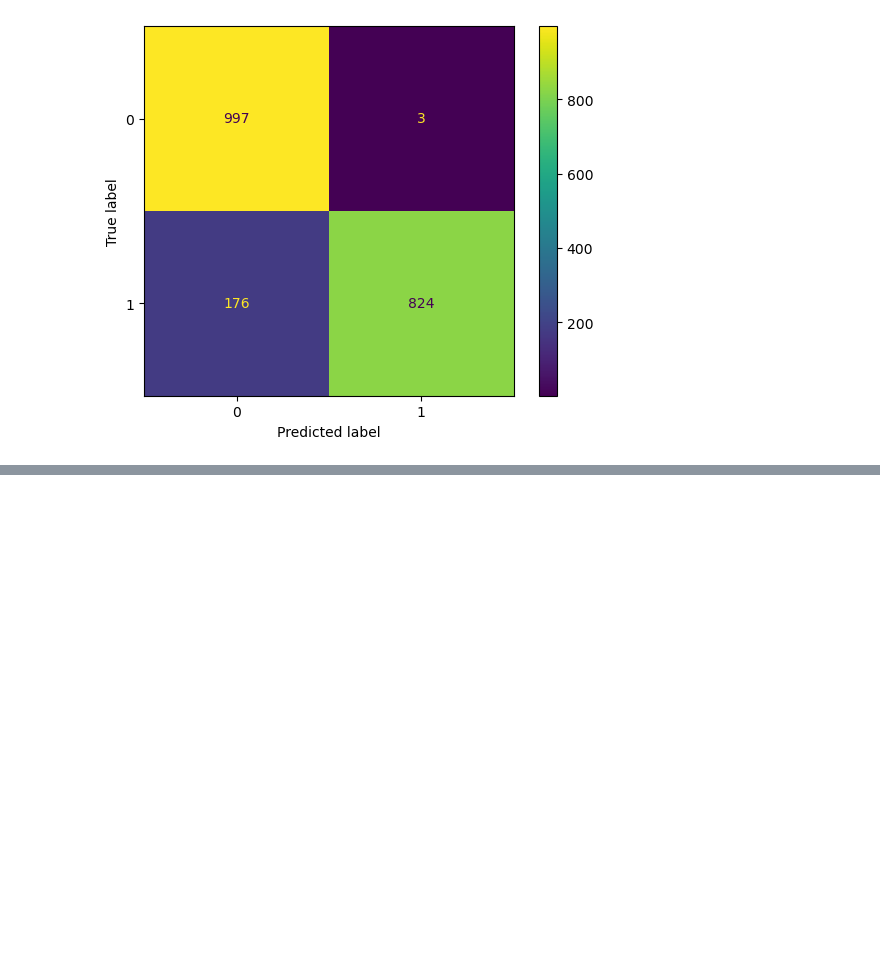
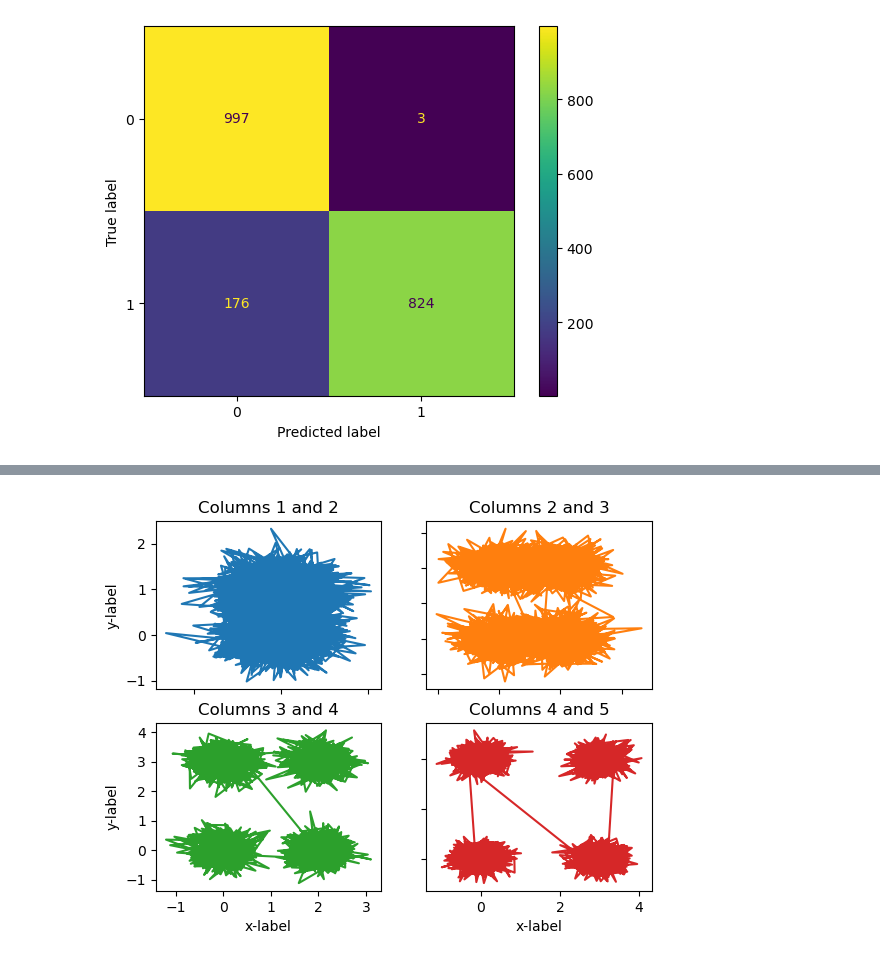
Before and after one commit to MiguelAcostaDelVecchio/RandomProcesses, a Jupyter notebook: Week5/MiguelHW5.ipynb, the cells around one changed output, grey strips where cells are left out. Saved outputs shown, nothing was run; the diff lists cells and outputs as text; code cells hidden in the pictures; blank space fills up the shorter version.

```diff
--- a/Week5/MiguelHW5.ipynb
+++ b/Week5/MiguelHW5.ipynb
@@ -37,0 +45,26 @@ cm_display = ConfusionMatrixDisplay(cm).plot()
+# %%
+# Extracting the columns from the data
+a = data2[:, 0]
+b = data2[:, 1]
+c = data2[:, 2]
+d = data2[:, 3]
+e = data2[:, 4]
+
+fig, axs = plt.subplots(2, 2)
+axs[0, 0].plot(a, b)
+axs[0, 0].set_title('Columns 1 and 2')
+axs[0, 1].plot(b, c, 'tab:orange')
+axs[0, 1].set_title('Columns 2 and 3')
+axs[1, 0].plot(c, d, 'tab:green')
+axs[1, 0].set_title('Columns 3 and 4')
+axs[1, 1].plot(d, e, 'tab:red')
+axs[1, 1].set_title('Columns 4 and 5')
+
+for ax in axs.flat:
+    ax.set(xlabel='x-label', ylabel='y-label')
+
+# Hide x labels and tick labels for top plots and y ticks for right plots.
+for ax in axs.flat:
+    ax.label_outer()
+# %% [output]
+[figure, added]
```
Also changed, not shown: parts of 5 cells of this notebook.
